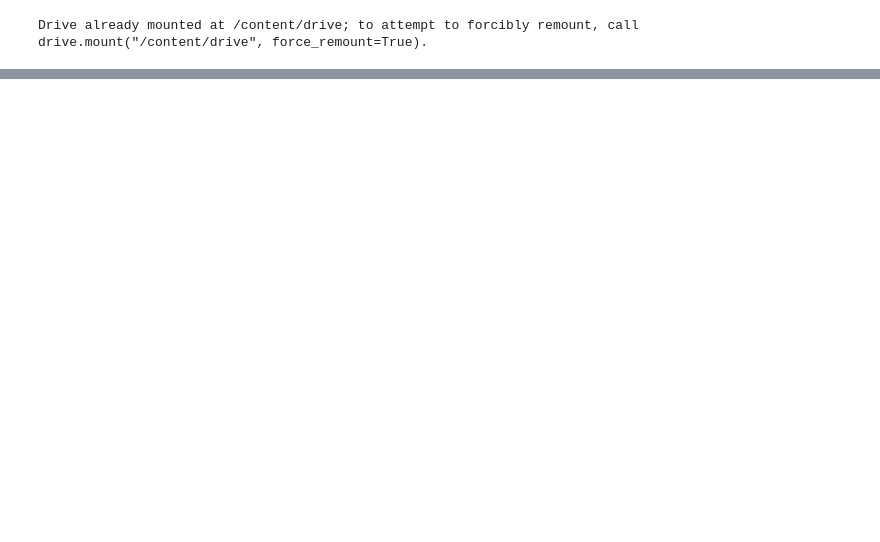
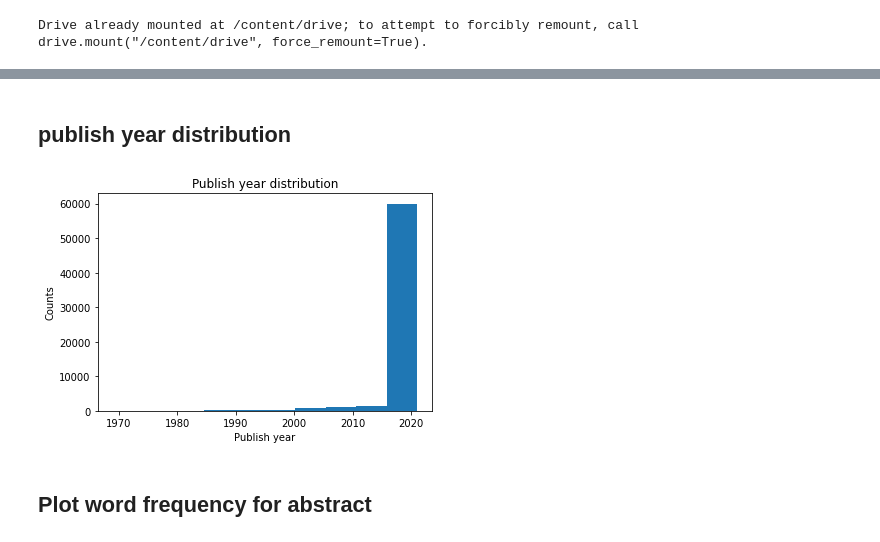
Before and after one commit to LawZhou/article-recommending-system, a Jupyter notebook: FinalProjectstarter.ipynb, the cells around one changed output, grey strips where cells are left out. Cells and saved outputs as stored; diff of their text form; code cells hidden in the pictures; blank space fills up the shorter version.

```diff
--- a/FinalProjectstarter.ipynb
+++ b/FinalProjectstarter.ipynb
@@ -25,3 +31,5 @@ if 'google.colab' in str(get_ipython()):
   drive.mount('/content/drive')
 # %% [output]
 Drive already mounted at /content/drive; to attempt to forcibly remount, call drive.mount("/content/drive", force_remount=True).
+# %%
+base_path = "/content/drive/MyDrive/Colab Notebooks/data/"
@@ -129,0 +146,2 @@ df
+# %%
+proced_df = pd.read_csv(base_path + "preproced_metadata.csv", low_memory=False)
@@ -129,0 +157,12 @@ df
+# %% [markdown]
+## publish year distribution
+# %%
+proced_df['publish_year'].plot.hist()
+plt.xlabel('Publish year')
+plt.ylabel('Counts')
+plt.title('Publish year distribution')
+plt.show()
+# %% [output]
+[figure, added]
+# %% [markdown]
+## Plot word frequency for abstract
```
Also changed, not shown: parts of 31 cells of this notebook.
